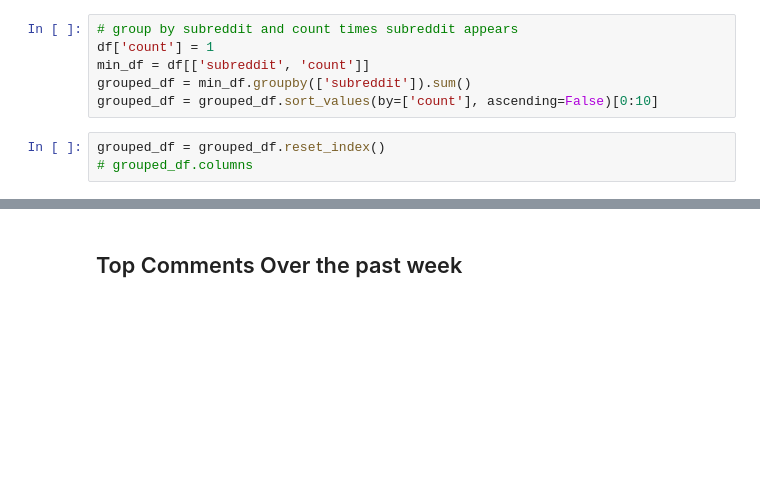
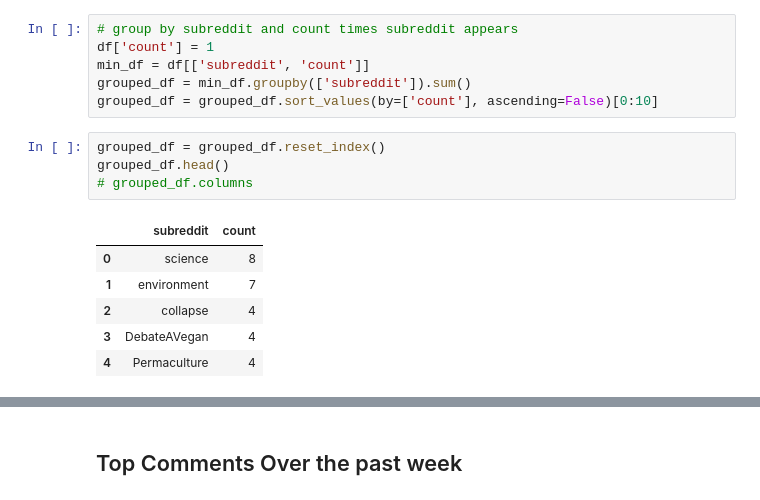
Before and after one commit to grykah/projects, a Jupyter notebook: NLP/SentimentAnalysis/SentimentAnalysis.ipynb, the cells around one changed output, grey strips where cells are left out. Drawn from its saved outputs; the diff is of its cells as text; blank space fills up the shorter version.

```diff
--- a/NLP/SentimentAnalysis/SentimentAnalysis.ipynb
+++ b/NLP/SentimentAnalysis/SentimentAnalysis.ipynb
@@ -67,5 +85,13 @@ grouped_df = min_df.groupby(['subreddit']).sum()
 grouped_df = grouped_df.sort_values(by=['count'], ascending=False)[0:10]
 # %%
 grouped_df = grouped_df.reset_index()
+grouped_df.head()
 # grouped_df.columns
+# %% [output]
+|  | subreddit | count |
+| 0 | science | 8 |
+| 1 | environment | 7 |
+| 2 | collapse | 4 |
+| 3 | DebateAVegan | 4 |
+| 4 | Permaculture | 4 |
 # %%
```
Also changed, not shown: parts of 7 cells of this notebook.
